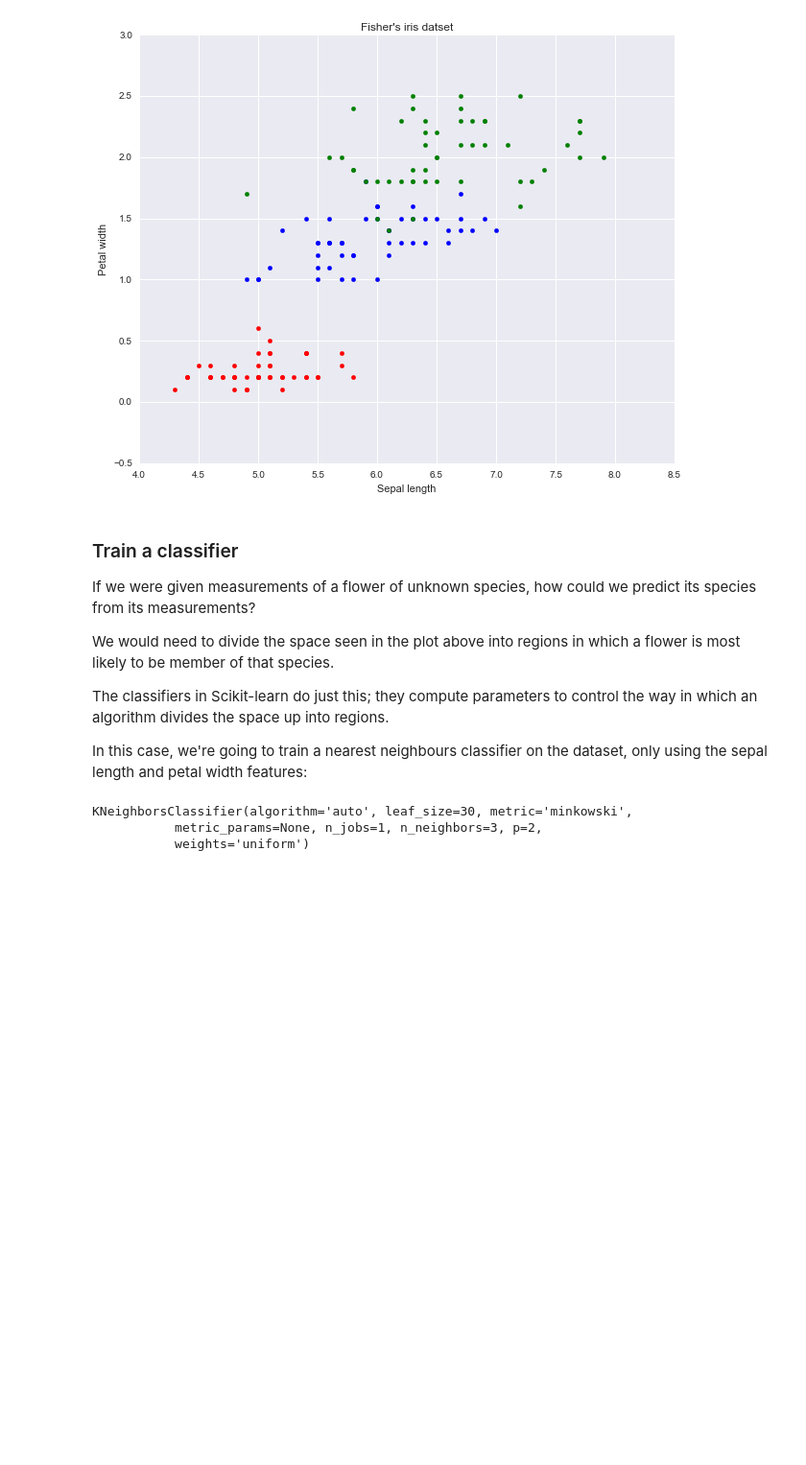
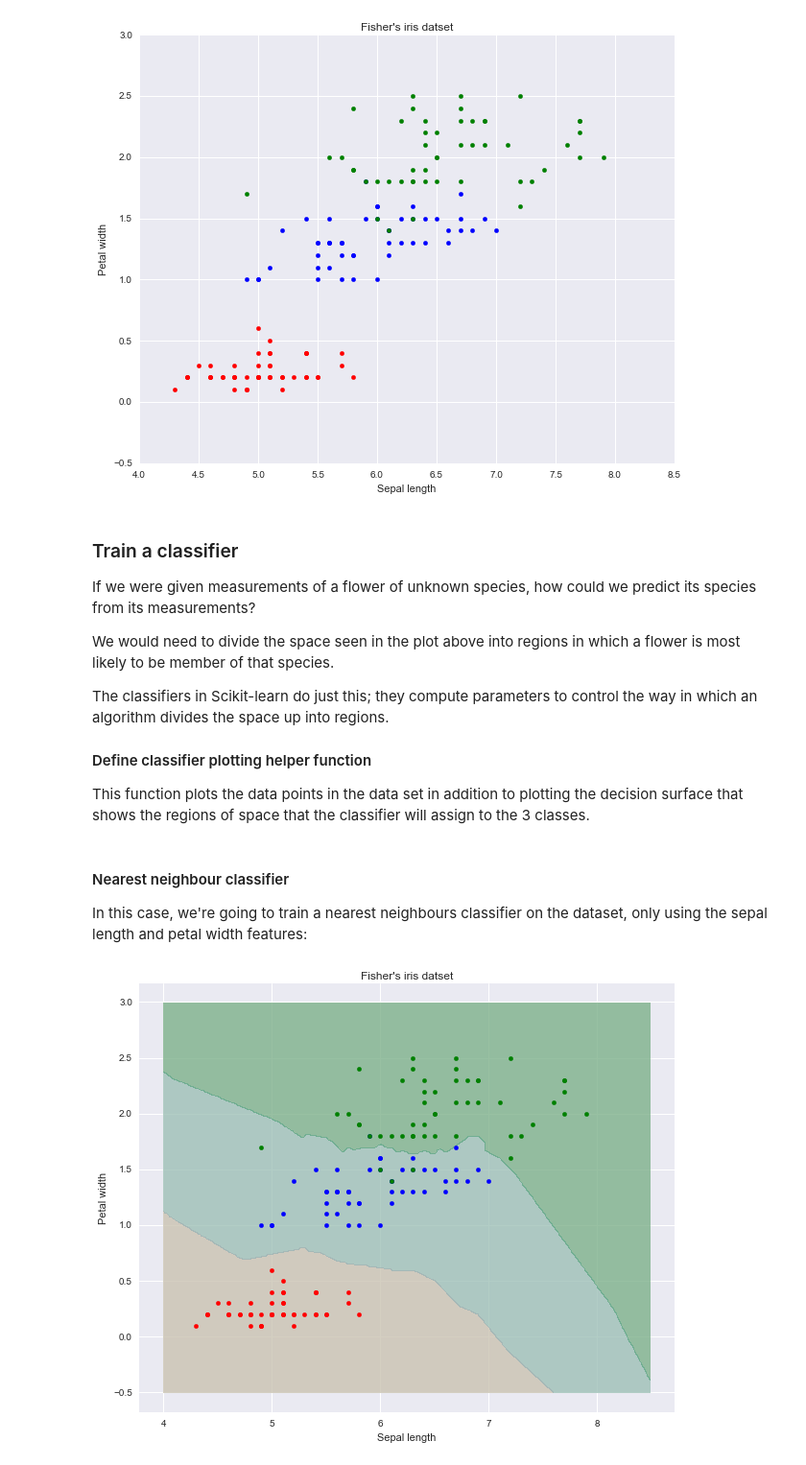
Before and after one commit to Britefury/deep-learning-tutorial-pydata, a Jupyter notebook: INTRO ML 01 - Machine learning - a very basic introduction.ipynb, the cells around one changed output. Shown at 96% size. Cells and saved outputs as stored; diff of their text form; code cells hidden in the pictures; blank space fills up the shorter version.

```diff
--- a/INTRO ML 01 - Machine learning - a very basic introduction.ipynb
+++ b/INTRO ML 01 - Machine learning - a very basic introduction.ipynb
@@ -58,16 +63,49 @@ We would need to divide the space seen in the plot above into regions in which a
 
 The classifiers in Scikit-learn do just this; they compute parameters to control the way in which an algorithm divides the space up into regions.
 
-In this case, we're going to train a nearest neighbours classifier on the dataset, only using the sepal length and petal width features:
+#### Define classifier plotting helper function
+
+This function plots the data points in the data set in addition to plotting the decision surface that shows the regions of space that the classifier will assign to the 3 classes.
+# %%
+def clf_decision_surface_plot(clf):
+    # Generate the co-ordinates at which we will ask the classifier to predict
+    # the probabilities of the classes
+    xx, yy = np.meshgrid(np.arange(4.0, 8.5, 0.01),
+                         np.arange(-0.5, 3.0, 0.01))
+
+    # Predict classes for all grid points
+    Y_pred = clf.predict(np.c_[xx.ravel(), yy.ravel()])
+
+    # New figure
+    plt.figure(figsize=(10,8))
+
+    # Plot the contours of the boundaries corresponding to each class
+    plt.contourf(xx, yy, (Y_pred == 0).reshape(xx.shape), 1, cmap='OrRd', alpha=.4)
+    plt.contourf(xx, yy, (Y_pred == 1).reshape(xx.shape), 1, cmap='Blues', alpha=.4)
+    plt.contourf(xx, yy, (Y_pred == 2).reshape(xx.shape), 1, cmap='Greens', alpha=.4)
+
+    # Plot the data points
+    plt.scatter(X[Y==0,0], X[Y==0,3], color='red')
+    plt.scatter(X[Y==1,0], X[Y==1,3], color='blue')
+    plt.scatter(X[Y==2,0], X[Y==2,3], color='green')
+
+    # Labels
+    plt.title('Fisher\'s iris datset')
+    plt.xlabel('Sepal length')
+    plt.ylabel('Petal width')
+
+    # Show
+    plt.show()
+# %% [markdown]
+#### Nearest neighbour classifier
+
+In this case, we're going to train a nearest neighbours classifier on the dataset, only using the sepal length and petal width features:
 # %%
-# Extract sepal length and petal width features (0 and 3)
-X03 = np.append(X[:,0:1], X[:,3:4], axis=1)
-
 # Build a nearest neighbours classifier that uses the 3 nearest neighbours to make a decision
-clf = KNeighborsClassifier(3)
+nn_clf = KNeighborsClassifier(3)
 # Train on the dataset
-clf.fit(X03, Y)
+nn_clf.fit(X03, Y)
+# Plot the decision surface
+clf_decision_surface_plot(nn_clf)
 # %% [output]
-KNeighborsClassifier(algorithm='auto', leaf_size=30, metric='minkowski',
-           metric_params=None, n_jobs=1, n_neighbors=3, p=2,
-           weights='uniform')
+[figure, added]
```
Also changed, not shown: parts of 9 cells of this notebook.
